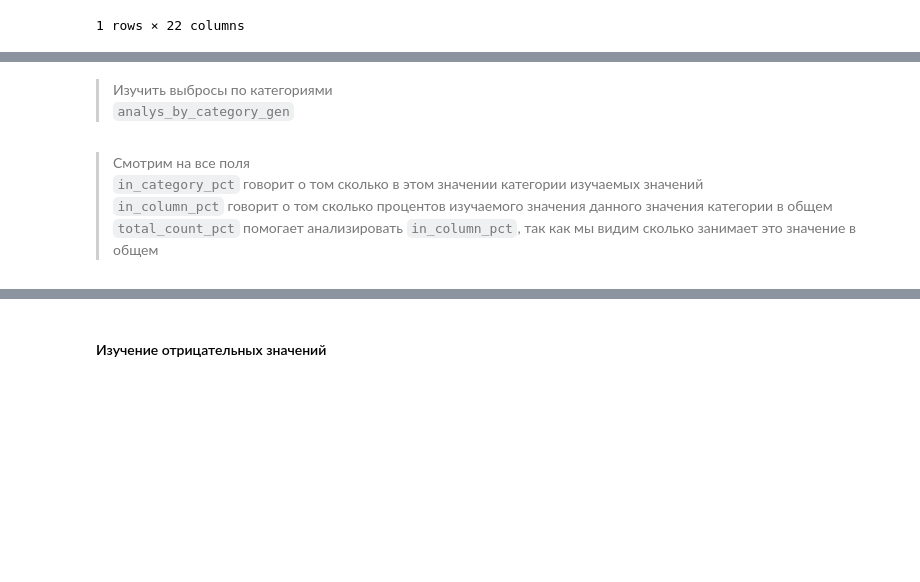
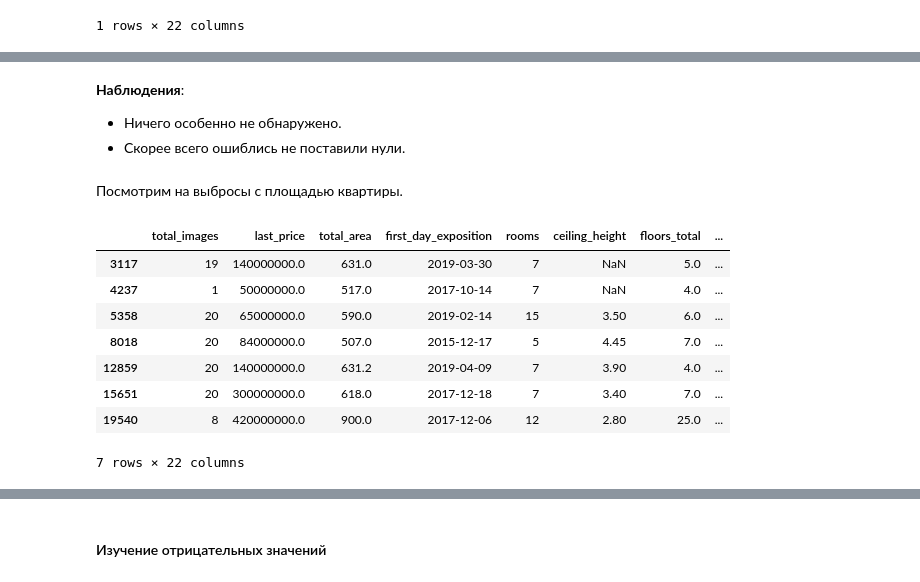
Before and after one commit to PAGriAnalytics/pagri-projects, a Jupyter notebook: quarto/projects/housing-ads-investigation/housing_ads_investigation.ipynb, the cells around one changed output, grey strips where cells are left out. Saved outputs shown, nothing was run; the diff lists cells and outputs as text; code cells hidden in the pictures; blank space fills up the shorter version.

```diff
--- a/quarto/projects/housing-ads-investigation/housing_ads_investigation.ipynb
+++ b/quarto/projects/housing-ads-investigation/housing_ads_investigation.ipynb
@@ -504,8 +477,0 @@ col2_outliers.head()
-# %% [markdown]
->Изучить выбросы по категориями
->`analys_by_category_gen`
-# %% [markdown]
->Смотрим на все поля
->`in_category_pct` говорит о том сколько в этом значении категории изучаемых значений
->`in_column_pct` говорит о том сколько процентов изучаемого значения данного значения категории в общем
->`total_count_pct` помогает анализировать `in_column_pct`, так как мы видим сколько занимает это значение в общем
@@ -514,0 +478,18 @@ next(gen)
+# %% [markdown]
+**Наблюдения**:
+- Ничего особенно не обнаружено.
+- Скорее всего ошиблись не поставили нули.
+# %% [markdown]
+Посмотрим на выбросы с площадью квартиры.
+# %%
+df[df.total_area > 500]
+# %% [output]
+|  | total_images | last_price | total_area | first_day_exposition | rooms | ceiling_height | floors_total | ... |
+| 3117 | 19 | 140000000.0 | 631.0 | 2019-03-30 | 7 | NaN | 5.0 | ... |
+| 4237 | 1 | 50000000.0 | 517.0 | 2017-10-14 | 7 | NaN | 4.0 | ... |
+| 5358 | 20 | 65000000.0 | 590.0 | 2019-02-14 | 15 | 3.50 | 6.0 | ... |
+| 8018 | 20 | 84000000.0 | 507.0 | 2015-12-17 | 5 | 4.45 | 7.0 | ... |
+| 12859 | 20 | 140000000.0 | 631.2 | 2019-04-09 | 7 | 3.90 | 4.0 | ... |
+| 15651 | 20 | 300000000.0 | 618.0 | 2017-12-18 | 7 | 3.40 | 7.0 | ... |
+| 19540 | 8 | 420000000.0 | 900.0 | 2017-12-06 | 12 | 2.80 | 25.0 | ... |
+7 rows × 22 columns
```
Also changed, not shown: parts of 50 cells of this notebook.
